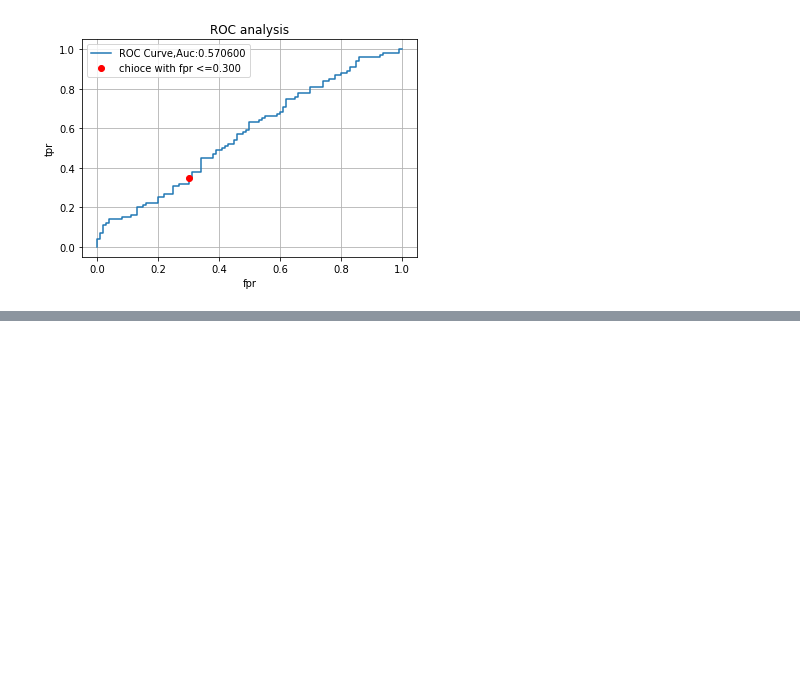
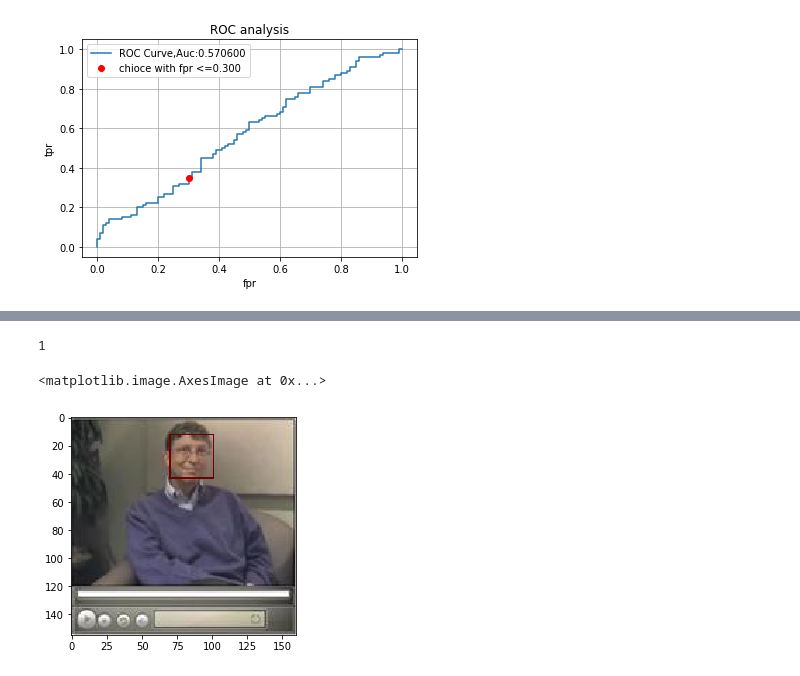
Before and after one commit to mckjzhangxk/deepAI, a Jupyter notebook: course4/week4/faceRecognization/Face+Recognition+for+the+Happy+House+-+v3.ipynb, the cells around one changed output, grey strips where cells are left out. Drawn from its saved outputs; the diff is of its cells as text; code cells hidden in the pictures; blank space fills up the shorter version.

```diff
--- a/course4/week4/faceRecognization/Face+Recognition+for+the+Happy+House+-+v3.ipynb
+++ b/course4/week4/faceRecognization/Face+Recognition+for+the+Happy+House+-+v3.ipynb
@@ -717,0 +732,16 @@ best rule is score<=0.485861,under this rule,TPR is 0.350000,FPR is 0.300000
+# %%
+detector = dlib.get_frontal_face_detector()
+img1 = dlib.load_rgb_image(image_path)
+dets = detector(img1, 2)
+print(len(dets))
+d=dets[0]
+
+
+img1=Image.open(image_path,mode='r')
+imdraw=ImageDraw.Draw(img1)
+imdraw.rectangle([d.left(),d.top(),d.right(),d.bottom()],outline=(110,0,0))
+plt.imshow(img1)
+# %% [output]
+1
+<matplotlib.image.AxesImage at 0x...>
+[figure, added]
```
Also changed, not shown: parts of 2 cells of this notebook.
